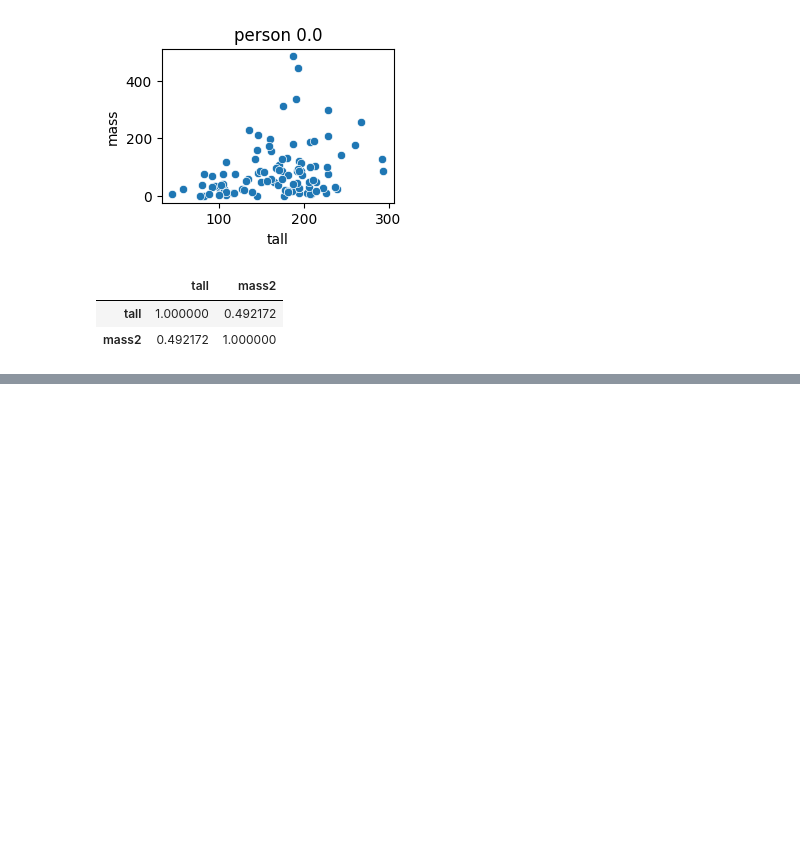
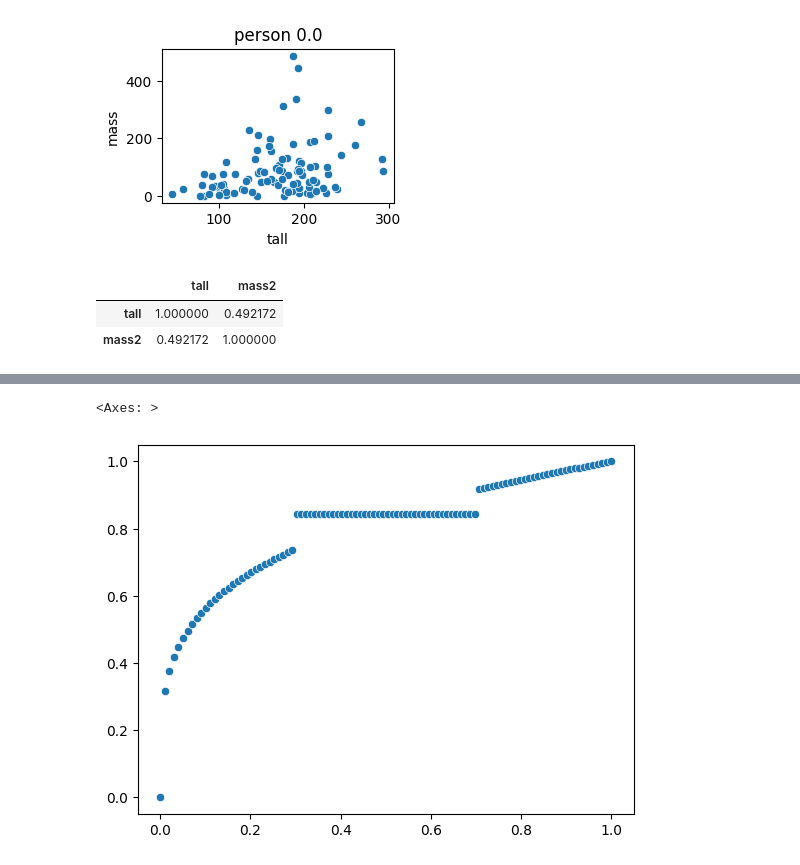
Before and after one commit to troiekurov-eng/OOP, a Jupyter notebook: Corralation_18_02.ipynb, the cells around one changed output, grey strips where cells are left out. Saved outputs shown, nothing was run; the diff lists cells and outputs as text; code cells hidden in the pictures; blank space fills up the shorter version.

```diff
--- a/Corralation_18_02.ipynb
+++ b/Corralation_18_02.ipynb
@@ -312,0 +407,8 @@ cm
+# %%
+xx = np.linspace(0, 1, 100)
+yy = xx**0.25
+yy[30:70] = yy[50]
+sns.scatterplot(x=xx, y=yy)
+# %% [output]
+<Axes: >
+[figure, added]
```
Also changed, not shown: parts of 15 cells of this notebook.
